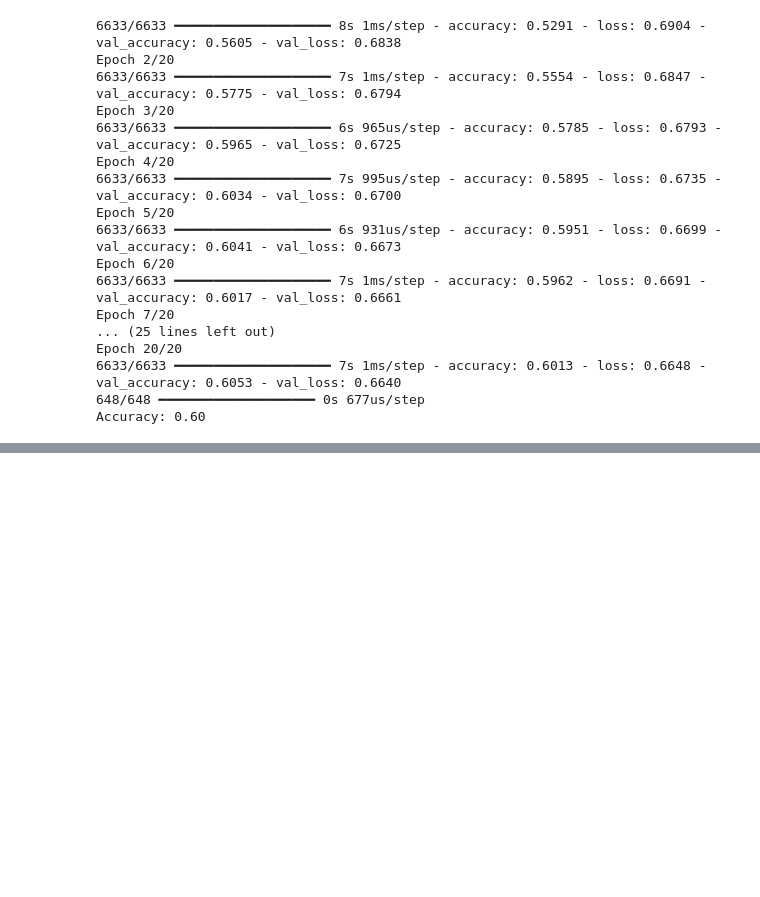
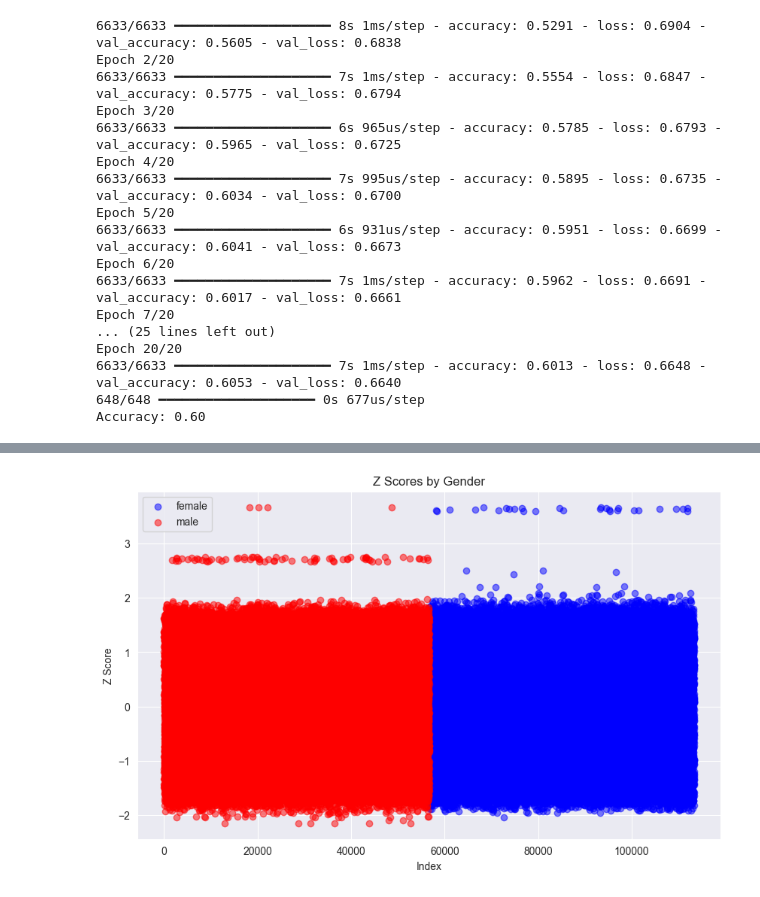
Before and after one commit to lacekaa/erkd, a Jupyter notebook: gender_prediction.ipynb, the cells around one changed output, grey strips where cells are left out. Cells and saved outputs as stored; diff of their text form; code cells hidden in the pictures; blank space fills up the shorter version.

```diff
--- a/gender_prediction.ipynb
+++ b/gender_prediction.ipynb
@@ -818,0 +964,26 @@ Accuracy: 0.60
+# %%
+import pandas as pd
+import matplotlib.pyplot as plt
+from sklearn.preprocessing import LabelEncoder
+
+# Load the dataset
+df = pd.read_csv('demographics_csv/male_female_balanced.csv')
+
+# Preprocess data
+df = df.dropna()
+label_encoder = LabelEncoder()
+df['GENDER'] = label_encoder.fit_transform(df['GENDER'])
+
+# Visualize Z scores
+plt.figure(figsize=(10, 6))
+for gender, color in zip([0, 1], ['blue', 'red']):
+    subset = df[df['GENDER'] == gender]
+    plt.scatter(subset.index, subset['Z_SCORE'], c=color, label=label_encoder.inverse_transform([gender])[0], alpha=0.5)
+
+plt.title('Z Scores by Gender')
+plt.xlabel('Index')
+plt.ylabel('Z Score')
+plt.legend()
+plt.show()
+# %% [output]
+[figure, added]
```
Also changed, not shown: parts of 14 cells of this notebook, 1 other file.
